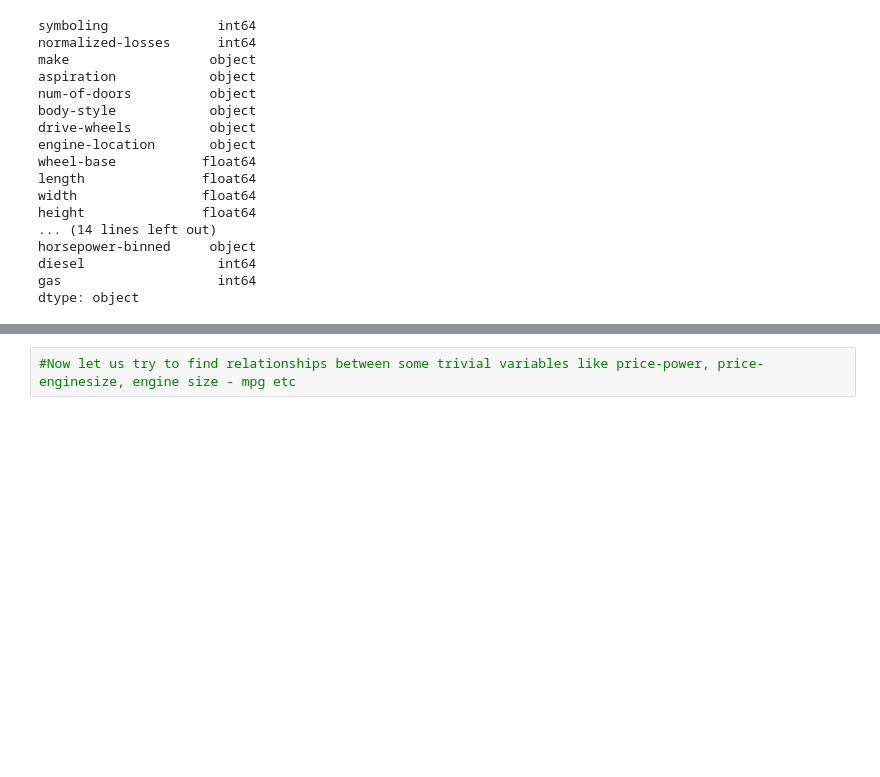
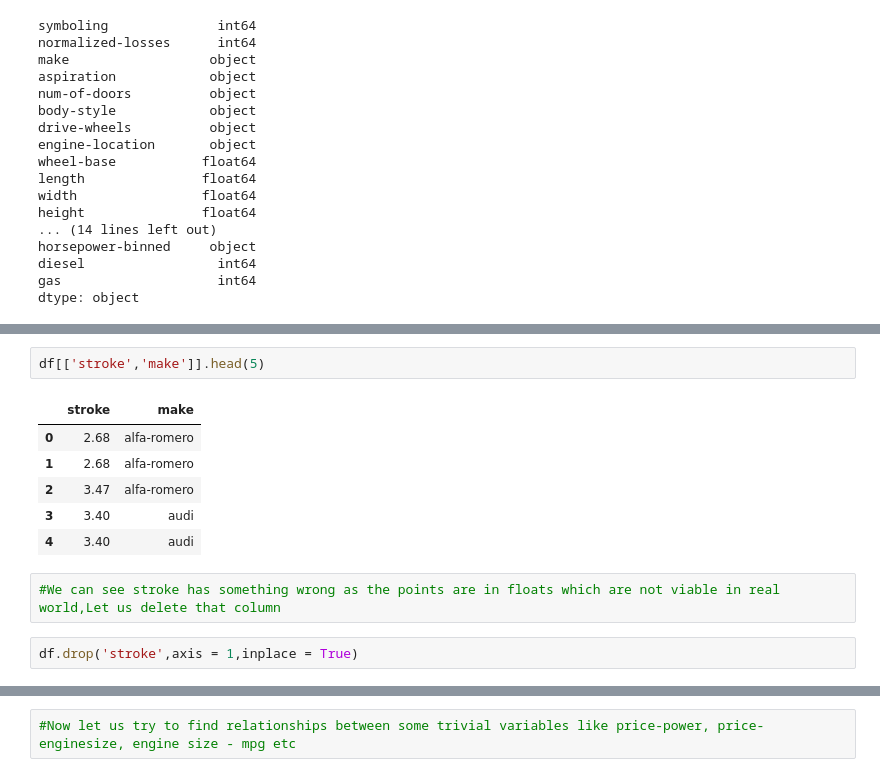
Before and after one commit to SeshSai/CarPricedata_EDA, a Jupyter notebook: Car prices EDA.ipynb, the cells around one changed output, grey strips where cells are left out. Drawn from its saved outputs; the diff is of its cells as text; blank space fills up the shorter version.

```diff
--- a/Car prices EDA.ipynb
+++ b/Car prices EDA.ipynb
@@ -37,0 +60,13 @@ dtype: object
+# %%
+df[['stroke','make']].head(5)
+# %% [output]
+|  | stroke | make |
+| 0 | 2.68 | alfa-romero |
+| 1 | 2.68 | alfa-romero |
+| 2 | 3.47 | alfa-romero |
+| 3 | 3.40 | audi |
+| 4 | 3.40 | audi |
+# %%
+#We can see stroke has something wrong as the points are in floats which are not viable in real world,Let us delete that column
+# %%
+df.drop('stroke',axis = 1,inplace = True)
```
Also changed, not shown: parts of 22 cells of this notebook.
